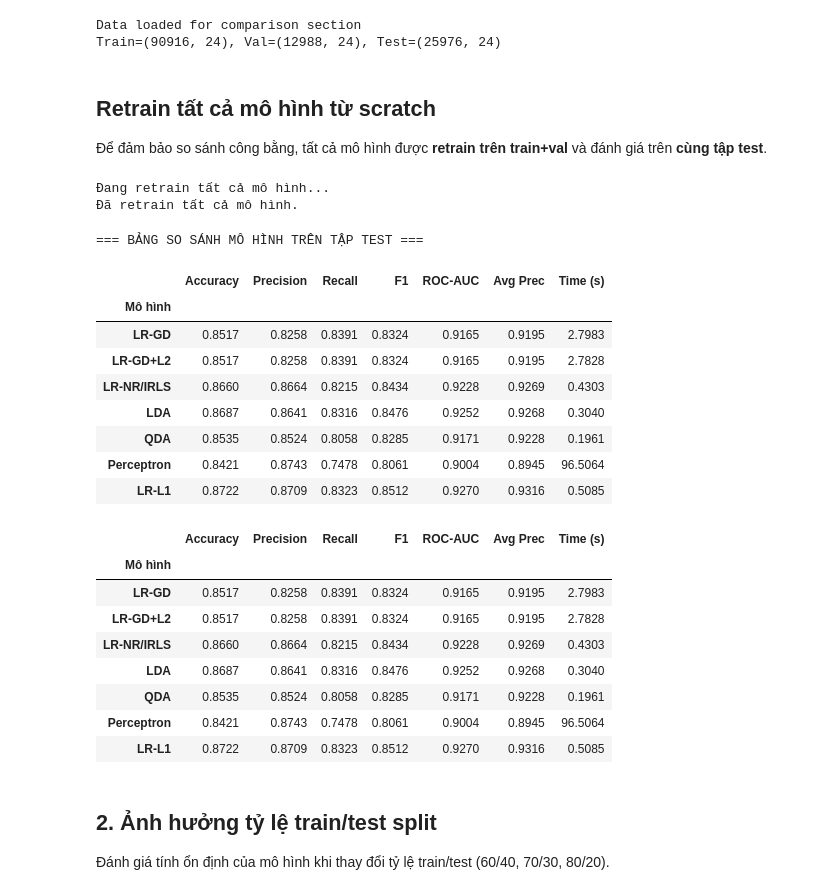
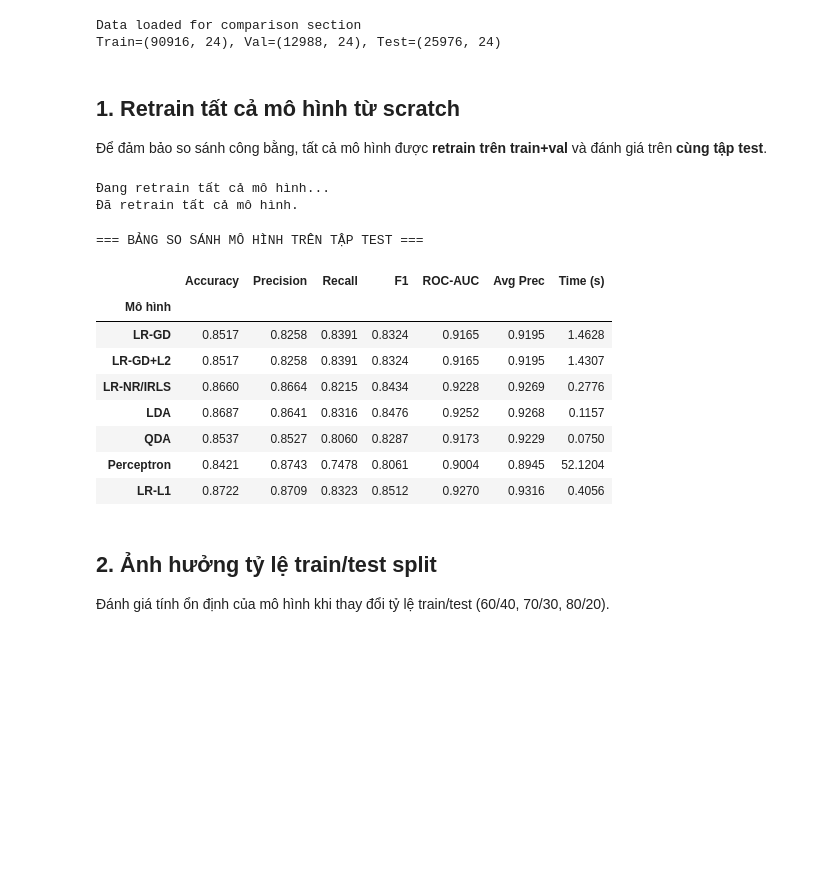
Before and after one commit to conluoi123/Machine-Learning---Project-1-, a Jupyter notebook: code/Part2_Classification/models.ipynb, the cells around one changed output. Drawn from its saved outputs; the diff is of its cells as text; code cells hidden in the pictures; blank space fills up the shorter version.

```diff
--- a/code/Part2_Classification/models.ipynb
+++ b/code/Part2_Classification/models.ipynb
@@ -4588,7 +4588,7 @@ print(f'Train={X_train_c.shape}, Val={X_val_c.shape}, Test={X_test_c.shape}')
 Data loaded for comparison section
 Train=(90916, 24), Val=(12988, 24), Test=(25976, 24)
 # %% [markdown]
-## Retrain tất cả mô hình từ scratch
+## 1. Retrain tất cả mô hình từ scratch
 
 Để đảm bảo so sánh công bằng, tất cả mô hình được **retrain trên train+val** và đánh giá trên **cùng tập test**.
 # %%
@@ -4693,7 +4693,7 @@ prob_lda  = lda_cmp.predict_proba(X_test_c)[:, 1]
 
 # 5. QDA (sklearn)
 t0 = __import__('time').time()
-qda_cmp = SkQDA(reg_param=1e-4).fit(X_tv, y_tv)
+qda_cmp = SkQDA(reg_param=1e-3).fit(X_tv, y_tv)
 t_qda = __import__('time').time() - t0
 pred_qda  = qda_cmp.predict(X_test_c)
 prob_qda  = qda_cmp.predict_proba(X_test_c)[:, 1]
@@ -4732,50 +4732,40 @@ rows = []
 for name, info in models_info.items():
     yp = info['pred']; yb = info['prob']; yt = y_test_c
     try:
         auc = roc_auc_score(yt, yb)
         ap  = average_precision_score(yt, yb)
     except Exception:
         auc = ap = float('nan')
     rows.append({
         'Mô hình':     name,
         'Accuracy':    accuracy_score(yt, yp),
         'Precision':   precision_score(yt, yp, zero_division=0),
         'Recall':      recall_score(yt, yp, zero_division=0),
         'F1':          f1_score(yt, yp, zero_division=0),
         'ROC-AUC':     auc,
         'Avg Prec':    ap,
         'Time (s)':    info['time'],
     })
 
 df_cmp = pd.DataFrame(rows).set_index('Mô hình')
 print('=== BẢNG SO SÁNH MÔ HÌNH TRÊN TẬP TEST ===')
-display(df_cmp.round(4))
 
 best_cols = ['Accuracy','Precision','Recall','F1','ROC-AUC','Avg Prec']
 styled = df_cmp.style.highlight_max(subset=best_cols, color='#c8f5c8') \
                      .highlight_min(subset=['Time (s)'], color='#c8f5c8') \
                      .format({c: '{:.4f}' for c in df_cmp.columns})
 display(styled)
 # %% [output]
 === BẢNG SO SÁNH MÔ HÌNH TRÊN TẬP TEST ===
 |  | Accuracy | Precision | Recall | F1 | ROC-AUC | Avg Prec | Time (s) |
 | Mô hình |  |  |  |  |  |  |  |
-| LR-GD | 0.8517 | 0.8258 | 0.8391 | 0.8324 | 0.9165 | 0.9195 | 2.7983 |
-| LR-GD+L2 | 0.8517 | 0.8258 | 0.8391 | 0.8324 | 0.9165 | 0.9195 | 2.7828 |
-| LR-NR/IRLS | 0.8660 | 0.8664 | 0.8215 | 0.8434 | 0.9228 | 0.9269 | 0.4303 |
-| LDA | 0.8687 | 0.8641 | 0.8316 | 0.8476 | 0.9252 | 0.9268 | 0.3040 |
-| QDA | 0.8535 | 0.8524 | 0.8058 | 0.8285 | 0.9171 | 0.9228 | 0.1961 |
-| Perceptron | 0.8421 | 0.8743 | 0.7478 | 0.8061 | 0.9004 | 0.8945 | 96.5064 |
-| LR-L1 | 0.8722 | 0.8709 | 0.8323 | 0.8512 | 0.9270 | 0.9316 | 0.5085 |
+| LR-GD | 0.8517 | 0.8258 | 0.8391 | 0.8324 | 0.9165 | 0.9195 | 1.4628 |
+| LR-GD+L2 | 0.8517 | 0.8258 | 0.8391 | 0.8324 | 0.9165 | 0.9195 | 1.4307 |
+| LR-NR/IRLS | 0.8660 | 0.8664 | 0.8215 | 0.8434 | 0.9228 | 0.9269 | 0.2776 |
+| LDA | 0.8687 | 0.8641 | 0.8316 | 0.8476 | 0.9252 | 0.9268 | 0.1157 |
+| QDA | 0.8537 | 0.8527 | 0.8060 | 0.8287 | 0.9173 | 0.9229 | 0.0750 |
+| Perceptron | 0.8421 | 0.8743 | 0.7478 | 0.8061 | 0.9004 | 0.8945 | 52.1204 |
+| LR-L1 | 0.8722 | 0.8709 | 0.8323 | 0.8512 | 0.9270 | 0.9316 | 0.4056 |
-|  | Accuracy | Precision | Recall | F1 | ROC-AUC | Avg Prec | Time (s) |
-| Mô hình |  |  |  |  |  |  |  |
-| LR-GD | 0.8517 | 0.8258 | 0.8391 | 0.8324 | 0.9165 | 0.9195 | 2.7983 |
-| LR-GD+L2 | 0.8517 | 0.8258 | 0.8391 | 0.8324 | 0.9165 | 0.9195 | 2.7828 |
-| LR-NR/IRLS | 0.8660 | 0.8664 | 0.8215 | 0.8434 | 0.9228 | 0.9269 | 0.4303 |
-| LDA | 0.8687 | 0.8641 | 0.8316 | 0.8476 | 0.9252 | 0.9268 | 0.3040 |
-| QDA | 0.8535 | 0.8524 | 0.8058 | 0.8285 | 0.9171 | 0.9228 | 0.1961 |
-| Perceptron | 0.8421 | 0.8743 | 0.7478 | 0.8061 | 0.9004 | 0.8945 | 96.5064 |
-| LR-L1 | 0.8722 | 0.8709 | 0.8323 | 0.8512 | 0.9270 | 0.9316 | 0.5085 |
 # %% [markdown]
 ## 2. Ảnh hưởng tỷ lệ train/test split
 
```
Also changed, not shown: parts of 78 cells of this notebook, 3 other files.
